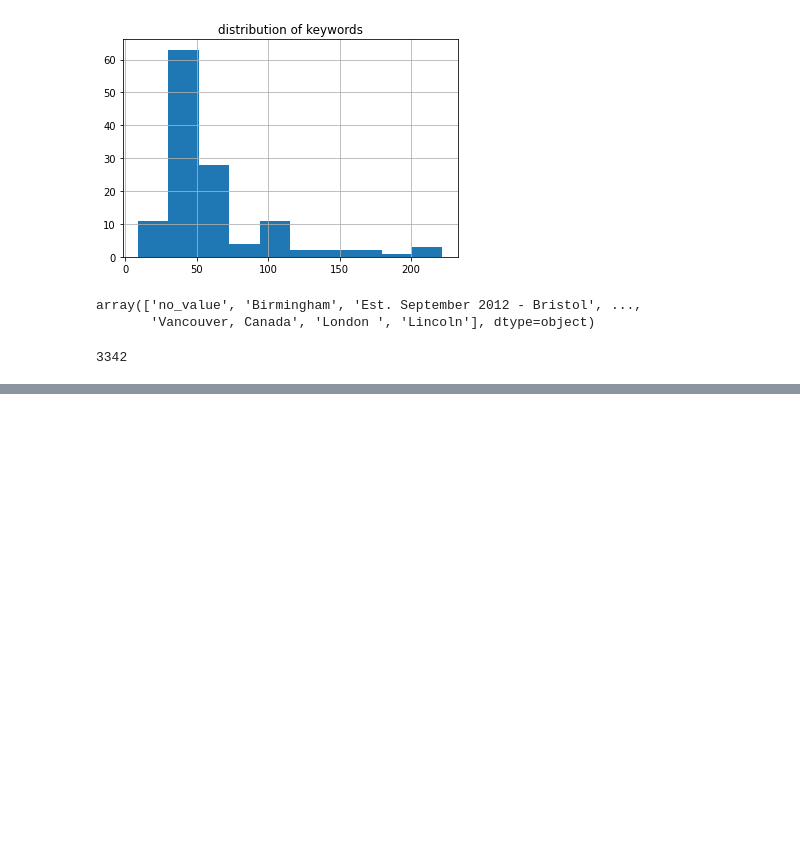
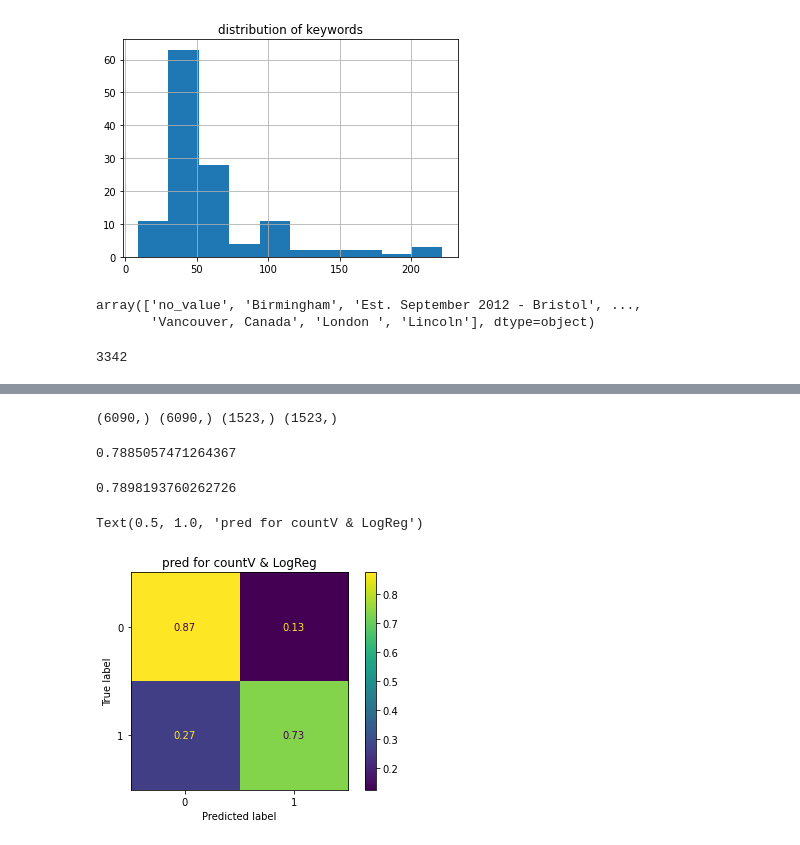
Before and after one commit to julia105/NLP-Project, a Jupyter notebook: Fire.ipynb, the cells around one changed output, grey strips where cells are left out. Drawn from its saved outputs; the diff is of its cells as text; code cells hidden in the pictures; blank space fills up the shorter version.

```diff
--- a/Fire.ipynb
+++ b/Fire.ipynb
@@ -166,0 +220,8 @@ Name: location, Length: 3342, dtype: int64
+# %%
+'''
+# tokenize
+
+tokenizer = nltk.tokenize.WordPunctTokenizer()
+
+df['clean']=df['clean'].apply(lambda text: nltk.word_tokenize(text))
+'''
@@ -166,0 +245,16 @@ Name: location, Length: 3342, dtype: int64
+# %%
+# stemmer & stopwords
+
+my_stopwords = stopwords.words('english')
+
+df["clean"] = df["clean"].apply(
+    lambda text: " ".join([stemmer.stem(word) for word in text.split() if word not in my_stopwords]))
+# %%
+from sklearn.model_selection import train_test_split
+X = df['clean']
+y = df.target
+
+X_train, X_test, y_train, y_test = train_test_split(X,y, stratify = y, test_size=0.2, random_state=42)
+print(X_train.shape, y_train.shape, X_test.shape,y_test.shape)
+# %% [output]
+(6090,) (6090,) (1523,) (1523,)
@@ -166,0 +269,22 @@ Name: location, Length: 3342, dtype: int64
+# %%
+from sklearn.model_selection import cross_val_score
+from sklearn.linear_model import LogisticRegression
+from sklearn.pipeline import make_pipeline
+pipe_tfidf = make_pipeline(TfidfVectorizer(),LogisticRegression())
+cross_val_score(pipe_tfidf, X_train, y_train).mean()
+# %% [output]
+0.7885057471264367
+# %%
+pipe_count = make_pipeline(CountVectorizer(),LogisticRegression())
+cross_val_score(pipe_count, X_train, y_train).mean()
+# %% [output]
+0.7898193760262726
+# %%
+from sklearn.metrics import plot_confusion_matrix
+
+pipe_count.fit(X_train, y_train)
+plot_confusion_matrix(pipe_count,X_test,y_test, normalize='true')
+plt.title('pred for countV & LogReg')
+# %% [output]
+Text(0.5, 1.0, 'pred for countV & LogReg')
+[figure, added]
```
Also changed, not shown: parts of 16 cells of this notebook.
